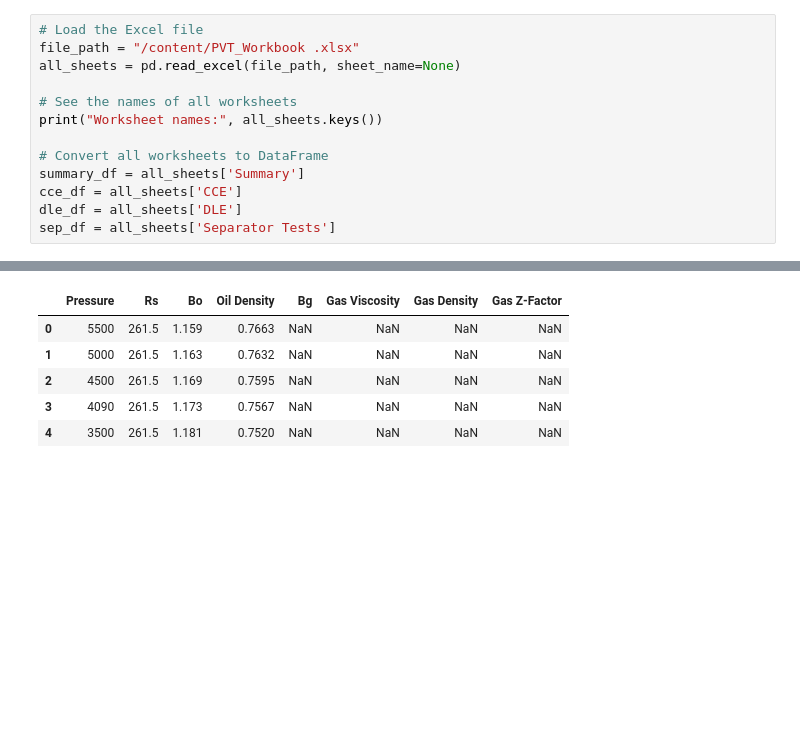
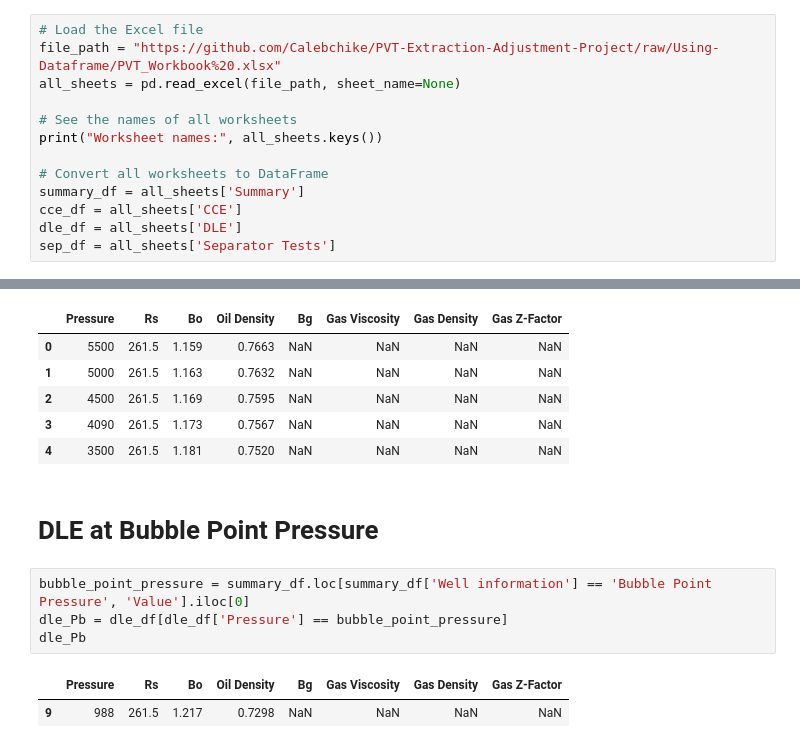
Before and after one commit to Calebchike/PVT-Extraction-Adjustment-Project, a Jupyter notebook: PVT_workbook_extraction.ipynb, the cells around one changed output, grey strips where cells are left out. Cells and saved outputs as stored; diff of their text form; blank space fills up the shorter version.

Commit message:
Add Optimum separator test and correction factor

```diff
--- a/PVT_workbook_extraction.ipynb
+++ b/PVT_workbook_extraction.ipynb
@@ -9,7 +9,7 @@ import pandas as pd
 # **Import Excel Data**
 # %%
 # Load the Excel file
-file_path = "/content/PVT_Workbook .xlsx"
+file_path = "https://github.com/Calebchike/PVT-Extraction-Adjustment-Project/raw/Using-Dataframe/PVT_Workbook%20.xlsx"
 all_sheets = pd.read_excel(file_path, sheet_name=None)
 
 # See the names of all worksheets
@@ -55,3 +55,12 @@ dle_df.head(5)
 | 2 | 4500 | 261.5 | 1.169 | 0.7595 | NaN | NaN | NaN | NaN |
 | 3 | 4090 | 261.5 | 1.173 | 0.7567 | NaN | NaN | NaN | NaN |
 | 4 | 3500 | 261.5 | 1.181 | 0.7520 | NaN | NaN | NaN | NaN |
+# %% [markdown]
+# **DLE at Bubble Point Pressure**
+# %%
+bubble_point_pressure = summary_df.loc[summary_df['Well information'] == 'Bubble Point Pressure', 'Value'].iloc[0]
+dle_Pb = dle_df[dle_df['Pressure'] == bubble_point_pressure]
+dle_Pb
+# %% [output]
+|  | Pressure | Rs | Bo | Oil Density | Bg | Gas Viscosity | Gas Density | Gas Z-Factor |
+| 9 | 988 | 261.5 | 1.217 | 0.7298 | NaN | NaN | NaN | NaN |
```
Also changed, not shown: parts of 5 cells of this notebook.
